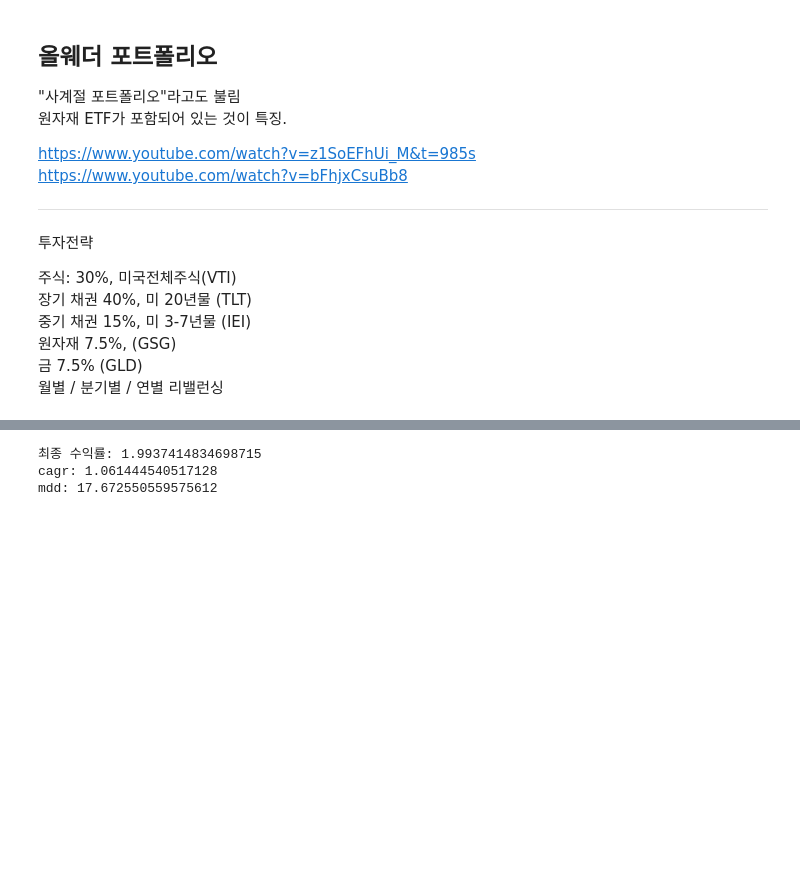
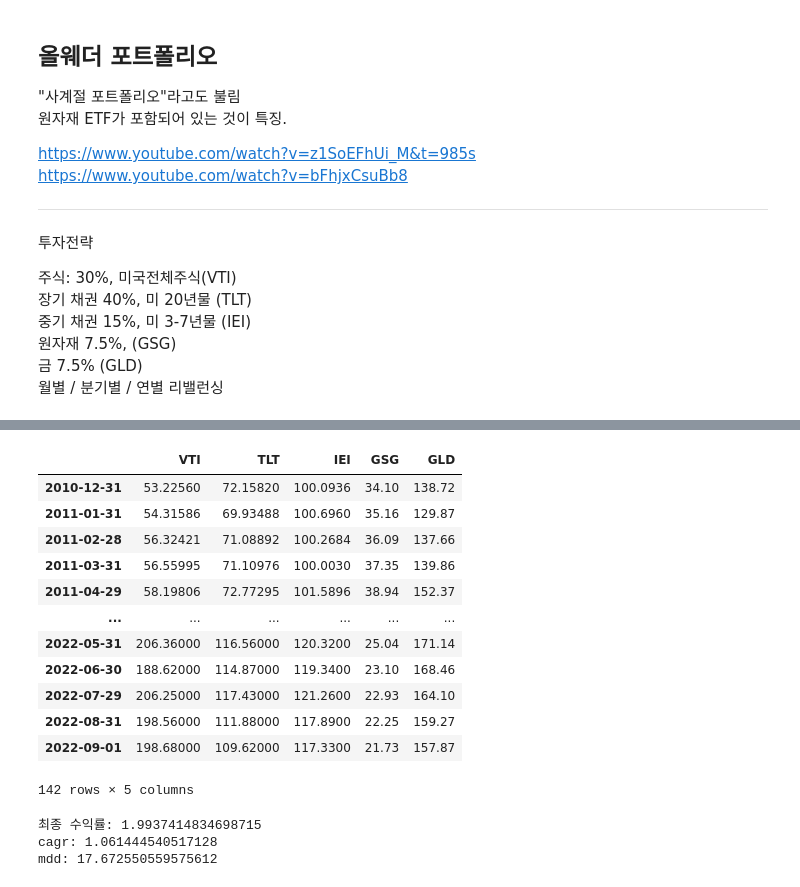
Before and after one commit to mmvv11/python-quant, a Jupyter notebook: 3-4. [정적자산배분] 올웨더 포트폴리오.ipynb, the cells around one changed output, grey strips where cells are left out. Saved outputs shown, nothing was run; the diff lists cells and outputs as text; code cells hidden in the pictures; blank space fills up the shorter version.

```diff
--- a/3-4. [정적자산배분] 올웨더 포트폴리오.ipynb
+++ b/3-4. [정적자산배분] 올웨더 포트폴리오.ipynb
@@ -224,3 +234,20 @@ allWeatherWeightDf
+# %%
+re = getRebalancingDate(allWeatherData)
+allWeatherData.loc[re]
+# %% [output]
+|  | VTI | TLT | IEI | GSG | GLD |
+| 2010-12-31 | 53.22560 | 72.15820 | 100.0936 | 34.10 | 138.72 |
+| 2011-01-31 | 54.31586 | 69.93488 | 100.6960 | 35.16 | 129.87 |
+| 2011-02-28 | 56.32421 | 71.08892 | 100.2684 | 36.09 | 137.66 |
+| 2011-03-31 | 56.55995 | 71.10976 | 100.0030 | 37.35 | 139.86 |
+| 2011-04-29 | 58.19806 | 72.77295 | 101.5896 | 38.94 | 152.37 |
+| ... | ... | ... | ... | ... | ... |
+| 2022-05-31 | 206.36000 | 116.56000 | 120.3200 | 25.04 | 171.14 |
+| 2022-06-30 | 188.62000 | 114.87000 | 119.3400 | 23.10 | 168.46 |
+| 2022-07-29 | 206.25000 | 117.43000 | 121.2600 | 22.93 | 164.10 |
+| 2022-08-31 | 198.56000 | 111.88000 | 117.8900 | 22.25 | 159.27 |
+| 2022-09-01 | 198.68000 | 109.62000 | 117.3300 | 21.73 | 157.87 |
+142 rows × 5 columns
 # %%
 # 월별 리밸런싱 올웨더 포트폴리오 성과 계산
 monthDayReturn, monthCumReturn = getRebalancingPortfolioResult(closeDataSet=allWeatherData, weightDf=allWeatherWeightDf)
```
Also changed, not shown: parts of 3 cells of this notebook, 30 other files.
